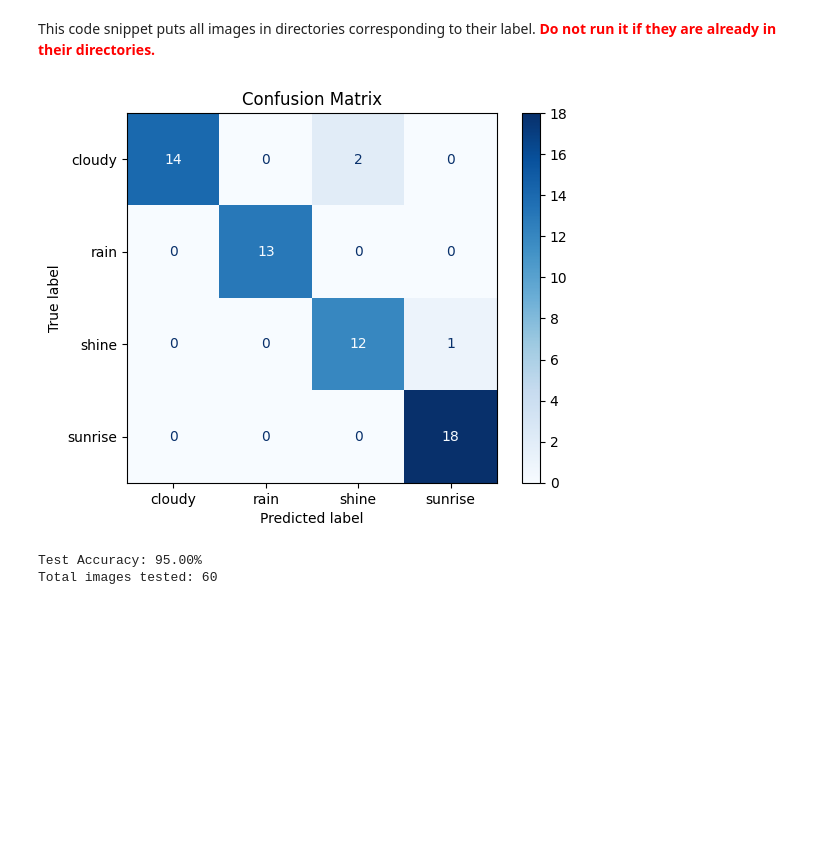
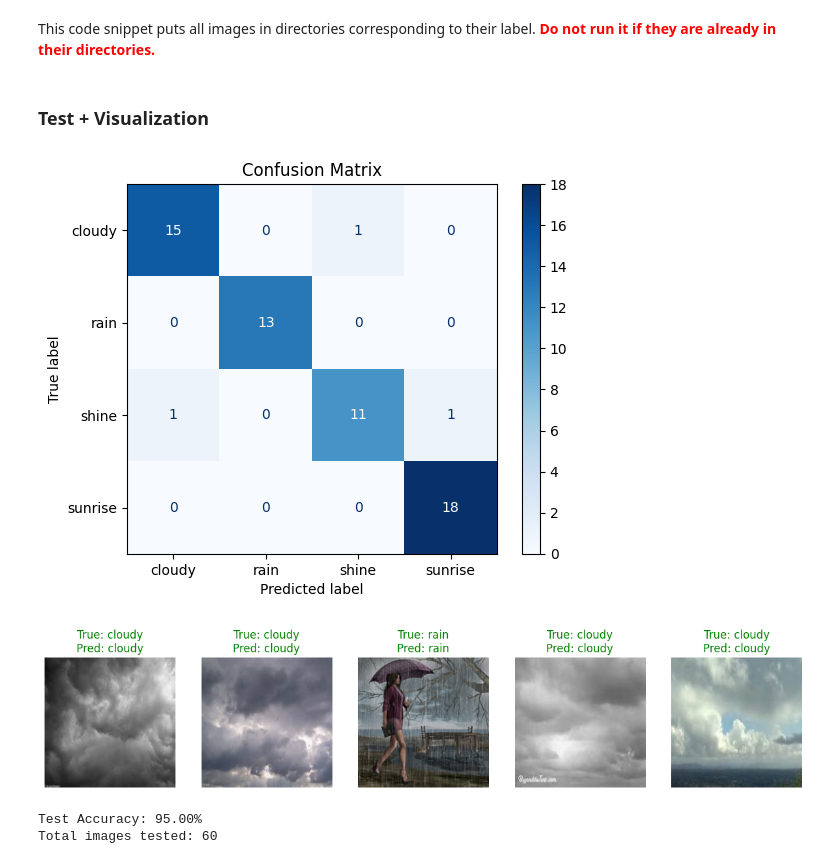
Before and after one commit to ordinary813/ordinaryLib, a Jupyter notebook: DL/HW2/Sol_Q2.ipynb, the cells around one changed output. Saved outputs shown, nothing was run; the diff lists cells and outputs as text; code cells hidden in the pictures; blank space fills up the shorter version.

```diff
--- a/DL/HW2/Sol_Q2.ipynb
+++ b/DL/HW2/Sol_Q2.ipynb
@@ -199,60 +244,77 @@ for file_name in os.listdir("Test"):
             if cls in file_name:
                 os.rename(file_path, os.path.join("Test", cls, file_name))
                 break
+# %% [markdown]
+### Test + Visualization
 # %%
-# Define transformations for the test dataset
-test_transform = transforms.Compose([
-    transforms.Resize((224, 224)),
-    transforms.ToTensor(),
-    transforms.Normalize([0.485, 0.456, 0.406], [0.229, 0.224, 0.225])
-])
-
-# Load the test dataset
-test_dataset = datasets.ImageFolder("Test/", transform=test_transform)
-
-# Create a DataLoader for the test dataset
-test_loader = DataLoader(test_dataset, batch_size=32, shuffle=False)
-
 # Function to test the model and plot confusion matrix
-def test_with_confusion_matrix(model, test_loader, device):
+def test_with_confusion_matrix_and_predictions(model, test_loader, device, num_images=5):
     model.eval()
     correct = 0
     total = 0
     all_labels = []
     all_predictions = []
 
+    # Prepare to collect images, true labels, and predictions
+    sample_images = []
+    sample_true_labels = []
+    sample_predicted_labels = []
+
     with torch.no_grad():
         for images, labels in test_loader:
             images, labels = images.to(device), labels.to(device)
-
             outputs = model(images)
             _, predicted = torch.max(outputs, 1)
 
             correct += (predicted == labels).sum().item()
             total += labels.size(0)
 
-            # Store labels and predictions for confusion matrix
             all_labels.extend(labels.cpu().numpy())
             all_predictions.extend(predicted.cpu().numpy())
+
+            # Collect images, true labels, and predictions for visualization
+            if len(sample_images) < num_images:
+                sample_indices = random.sample(range(len(images)), min(num_images - len(sample_images), len(images)))
+                sample_images.extend(images[sample_indices].cpu())
+                sample_true_labels.extend(labels[sample_indices].cpu())
+                sample_predicted_labels.extend(predicted[sample_indices].cpu())
 
     # Calculate accuracy
     accuracy = 100 * correct / total
 
     # Plot confusion matrix
     cm = confusion_matrix(all_labels, all_predictions)
     disp = ConfusionMatrixDisplay(confusion_matrix=cm, display_labels=test_loader.dataset.classes)
     disp.plot(cmap='Blues')
     plt.title('Confusion Matrix')
     plt.show()
 
+    # Plot random image predictions
+    class_names = test_loader.dataset.classes
+    fig, axes = plt.subplots(1, num_images, figsize=(15, 5))
+    for i, (image, true_label, pred_label) in enumerate(zip(sample_images, sample_true_labels, sample_predicted_labels)):
+        img = image.numpy().transpose(1, 2, 0)  # Convert to HWC format for display
+        img = img * np.array([0.229, 0.224, 0.225]) + np.array([0.485, 0.456, 0.406])  # Unnormalize
+        img = np.clip(img, 0, 1)  # Clip values to range [0, 1]
+
+        axes[i].imshow(img)
+        axes[i].axis('off')
+        true_label_name = class_names[true_label.item()]
+        pred_label_name = class_names[pred_label.item()]
+        color = 'green' if true_label_name == pred_label_name else 'red'
+        axes[i].set_title(f'True: {true_label_name}\nPred: {pred_label_name}', color=color)
+
+    plt.show()
+
     return accuracy, total
 
 # Use the updated function
-test_accuracy, total = test_with_confusion_matrix(model, test_loader, device)
+test_accuracy, total = test_with_confusion_matrix_and_predictions(model, test_loader, device)
 print(f"Test Accuracy: {test_accuracy:.2f}%")
 print(f"Total images tested: {total}")
 # %% [output]
 [figure]
+[figure, added]
 Test Accuracy: 95.00%
 Total images tested: 60
 # %%
```
Also changed, not shown: parts of 8 cells of this notebook.
